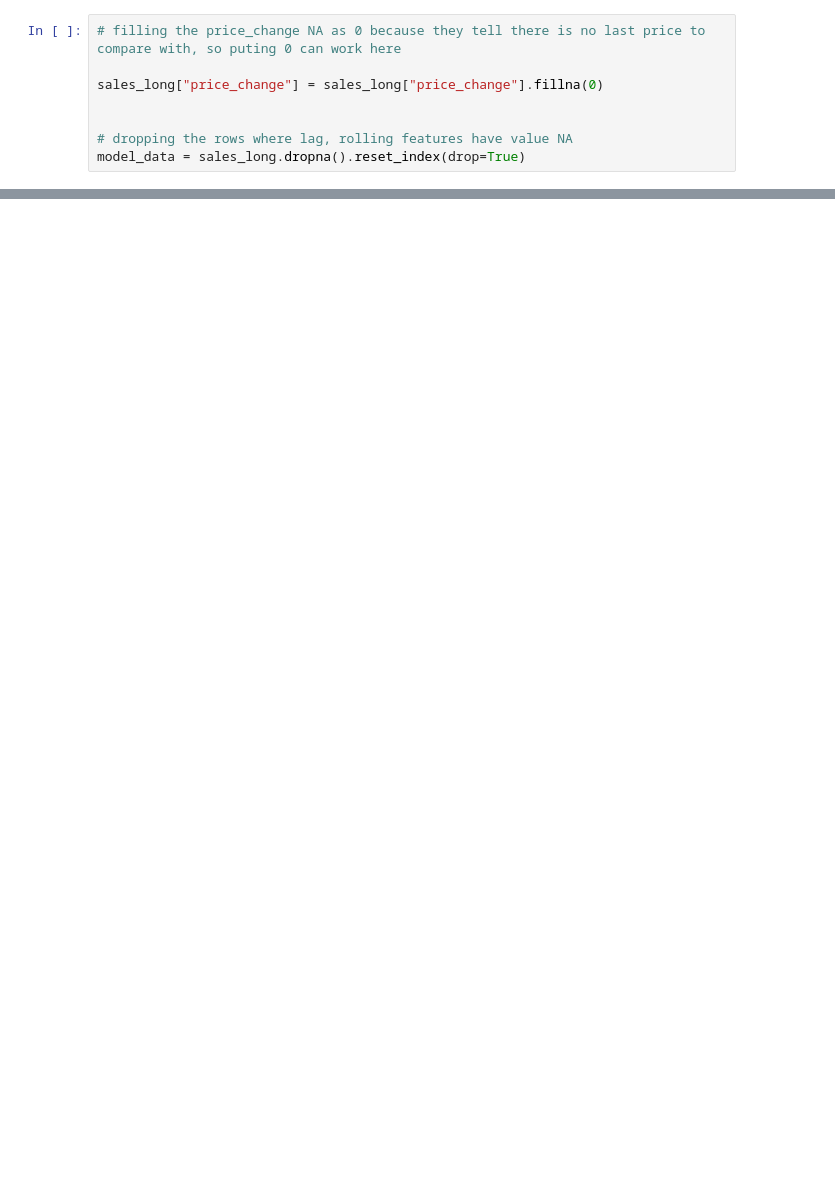
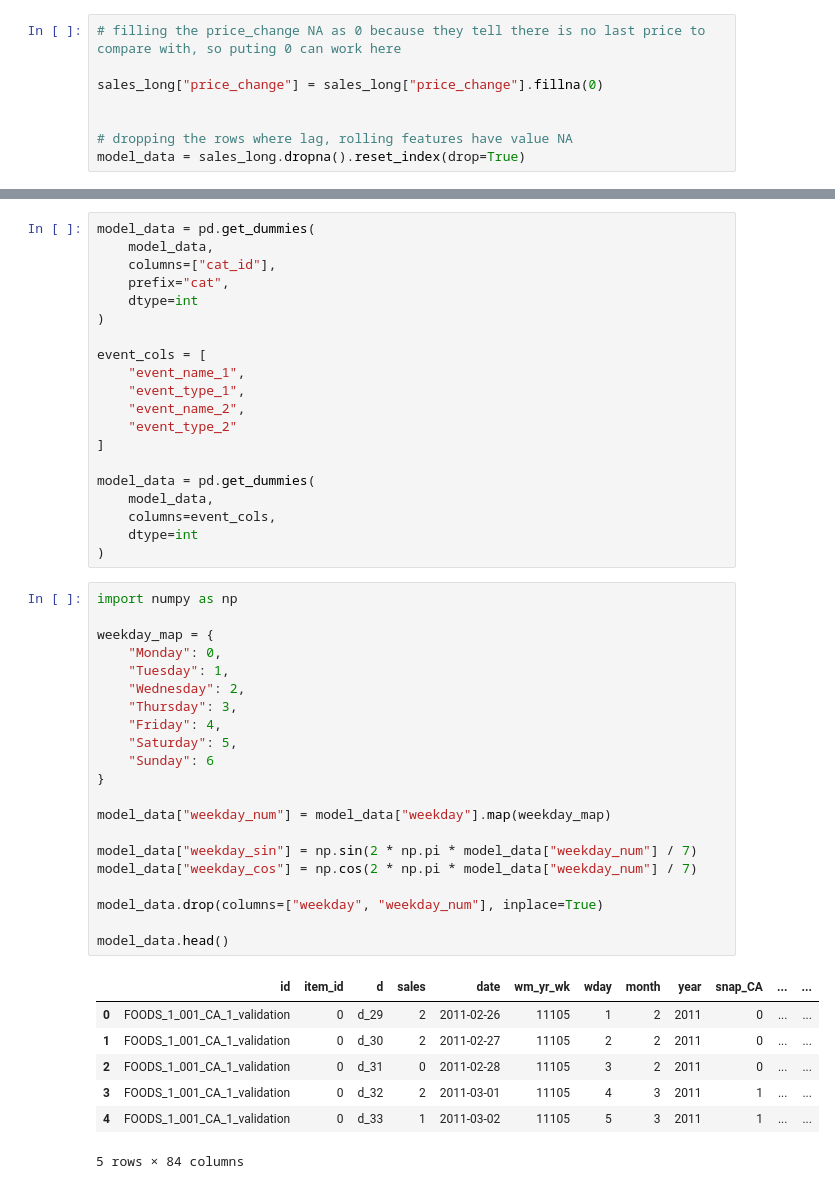
Before and after one commit to Avichal-Goyal/inventory-optimization-demand-forecasting, a Jupyter notebook: notebooks/02_feature_engineering.ipynb, the cells around one changed output, grey strips where cells are left out. Cells and saved outputs as stored; diff of their text form; blank space fills up the shorter version.

```diff
--- a/notebooks/02_feature_engineering.ipynb
+++ b/notebooks/02_feature_engineering.ipynb
@@ -222,0 +454,49 @@ missing[missing > 0]
+# %%
+model_data = pd.get_dummies(
+    model_data,
+    columns=["cat_id"],
+    prefix="cat",
+    dtype=int
+)
+
+event_cols = [
+    "event_name_1",
+    "event_type_1",
+    "event_name_2",
+    "event_type_2"
+]
+
+model_data = pd.get_dummies(
+    model_data,
+    columns=event_cols,
+    dtype=int
+)
+# %%
+import numpy as np
+
+weekday_map = {
+    "Monday": 0,
+    "Tuesday": 1,
+    "Wednesday": 2,
+    "Thursday": 3,
+    "Friday": 4,
+    "Saturday": 5,
+    "Sunday": 6
+}
+
+model_data["weekday_num"] = model_data["weekday"].map(weekday_map)
+
+model_data["weekday_sin"] = np.sin(2 * np.pi * model_data["weekday_num"] / 7)
+model_data["weekday_cos"] = np.cos(2 * np.pi * model_data["weekday_num"] / 7)
+
+model_data.drop(columns=["weekday", "weekday_num"], inplace=True)
+
+model_data.head()
+# %% [output]
+|  | id | item_id | d | sales | date | wm_yr_wk | wday | month | year | snap_CA | ... | ... |
+| 0 | FOODS_1_001_CA_1_validation | 0 | d_29 | 2 | 2011-02-26 | 11105 | 1 | 2 | 2011 | 0 | ... | ... |
+| 1 | FOODS_1_001_CA_1_validation | 0 | d_30 | 2 | 2011-02-27 | 11105 | 2 | 2 | 2011 | 0 | ... | ... |
+| 2 | FOODS_1_001_CA_1_validation | 0 | d_31 | 0 | 2011-02-28 | 11105 | 3 | 2 | 2011 | 0 | ... | ... |
+| 3 | FOODS_1_001_CA_1_validation | 0 | d_32 | 2 | 2011-03-01 | 11105 | 4 | 3 | 2011 | 1 | ... | ... |
+| 4 | FOODS_1_001_CA_1_validation | 0 | d_33 | 1 | 2011-03-02 | 11105 | 5 | 3 | 2011 | 1 | ... | ... |
+5 rows × 84 columns
```
Also changed, not shown: parts of 20 cells of this notebook.
